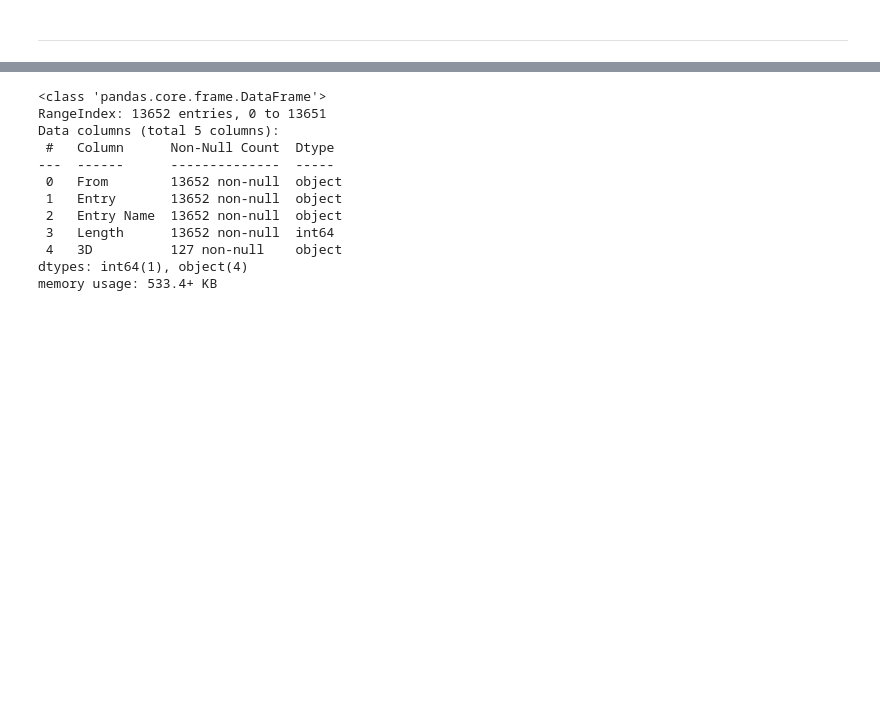
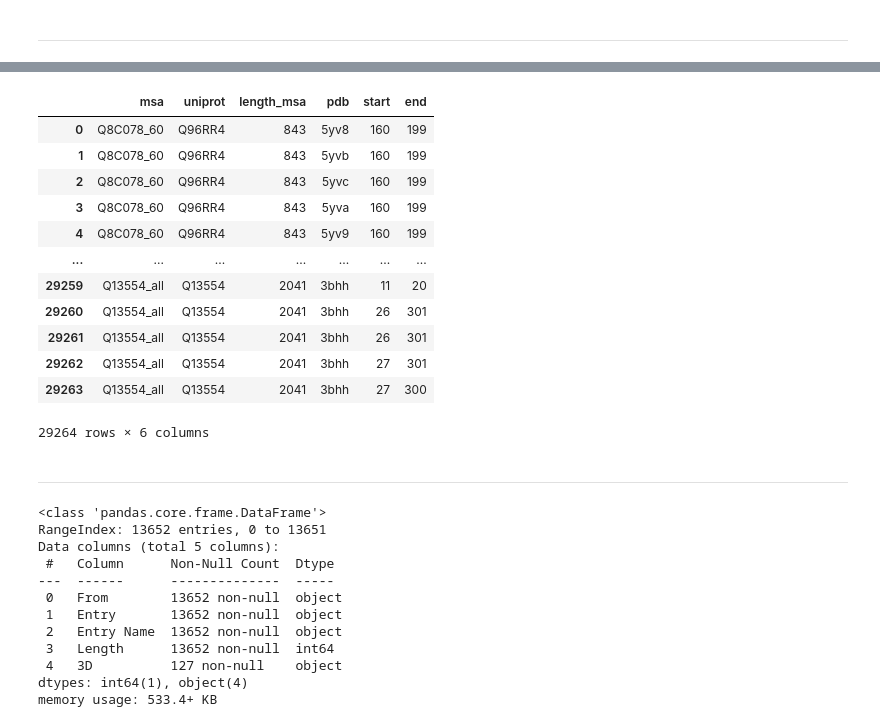
Before and after one commit to alvaro-2/cis-reg, a Jupyter notebook: scripts/orthologs.ipynb, the cells around one changed output, grey strips where cells are left out. Saved outputs shown, nothing was run; the diff lists cells and outputs as text; code cells hidden in the pictures; blank space fills up the shorter version.

```diff
--- a/scripts/orthologs.ipynb
+++ b/scripts/orthologs.ipynb
@@ -691,3 +715,7 @@ regions_pdb_both.pdb.nunique()
 1904
 # %% [markdown]
 ---
+# %%
+to_merge = regions_pdb_both[['uniprot', 'pdb', 'start_b', 'end_b']]
+to_merge = to_merge.rename(columns= {'start_b': 'start', 'end_b': 'end'})
+to_merge
@@ -693,0 +752,17 @@ regions_pdb_both.pdb.nunique()
+# %%
+msa_pdb = all_msas.merge(to_merge)
+msa_pdb
+# %% [output]
+|  | msa | uniprot | length_msa | pdb | start | end |
+| 0 | Q8C078_60 | Q96RR4 | 843 | 5yv8 | 160 | 199 |
+| 1 | Q8C078_60 | Q96RR4 | 843 | 5yvb | 160 | 199 |
+| 2 | Q8C078_60 | Q96RR4 | 843 | 5yvc | 160 | 199 |
+| 3 | Q8C078_60 | Q96RR4 | 843 | 5yva | 160 | 199 |
+| 4 | Q8C078_60 | Q96RR4 | 843 | 5yv9 | 160 | 199 |
+| ... | ... | ... | ... | ... | ... | ... |
+| 29259 | Q13554_all | Q13554 | 2041 | 3bhh | 11 | 20 |
+| 29260 | Q13554_all | Q13554 | 2041 | 3bhh | 26 | 301 |
+| 29261 | Q13554_all | Q13554 | 2041 | 3bhh | 26 | 301 |
+| 29262 | Q13554_all | Q13554 | 2041 | 3bhh | 27 | 301 |
+| 29263 | Q13554_all | Q13554 | 2041 | 3bhh | 27 | 300 |
+29264 rows × 6 columns
@@ -694 +771,3 @@ regions_pdb_both.pdb.nunique()
+# %% [markdown]
+---
 # %%
```
Also changed, not shown: parts of 25 cells of this notebook.
